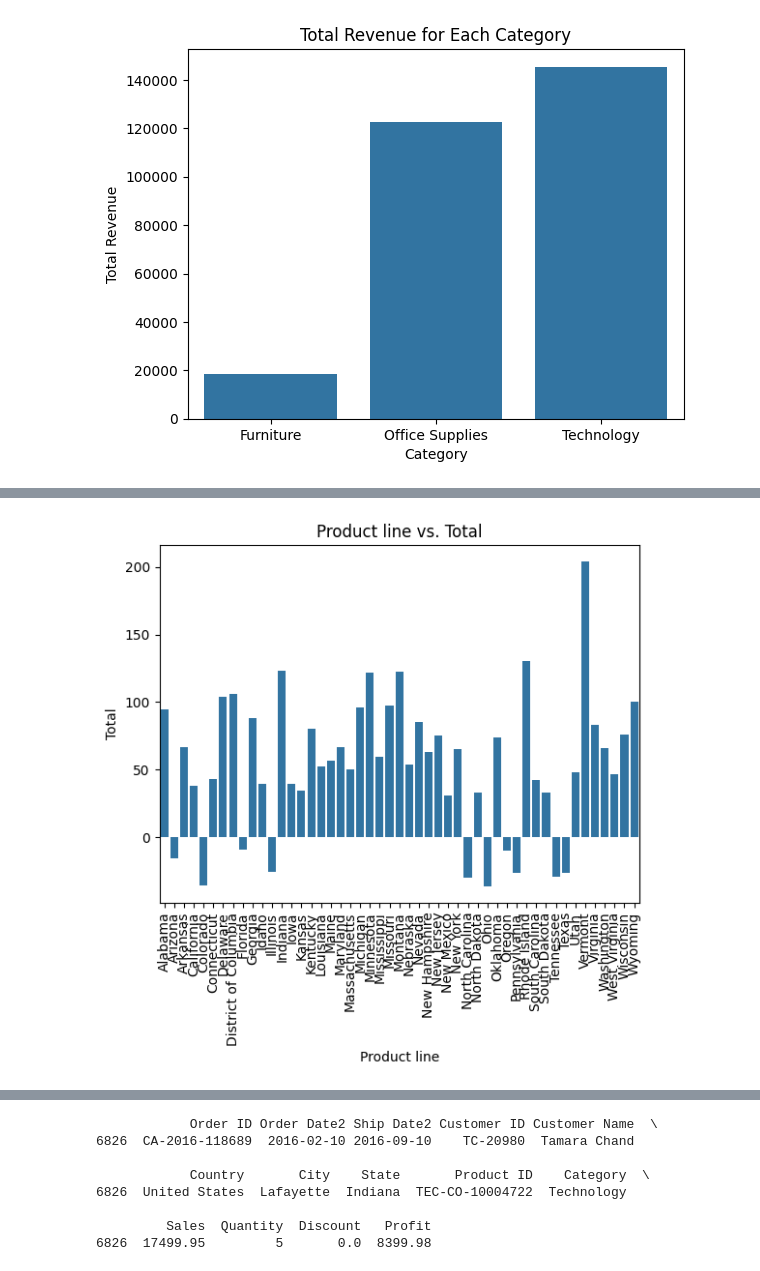
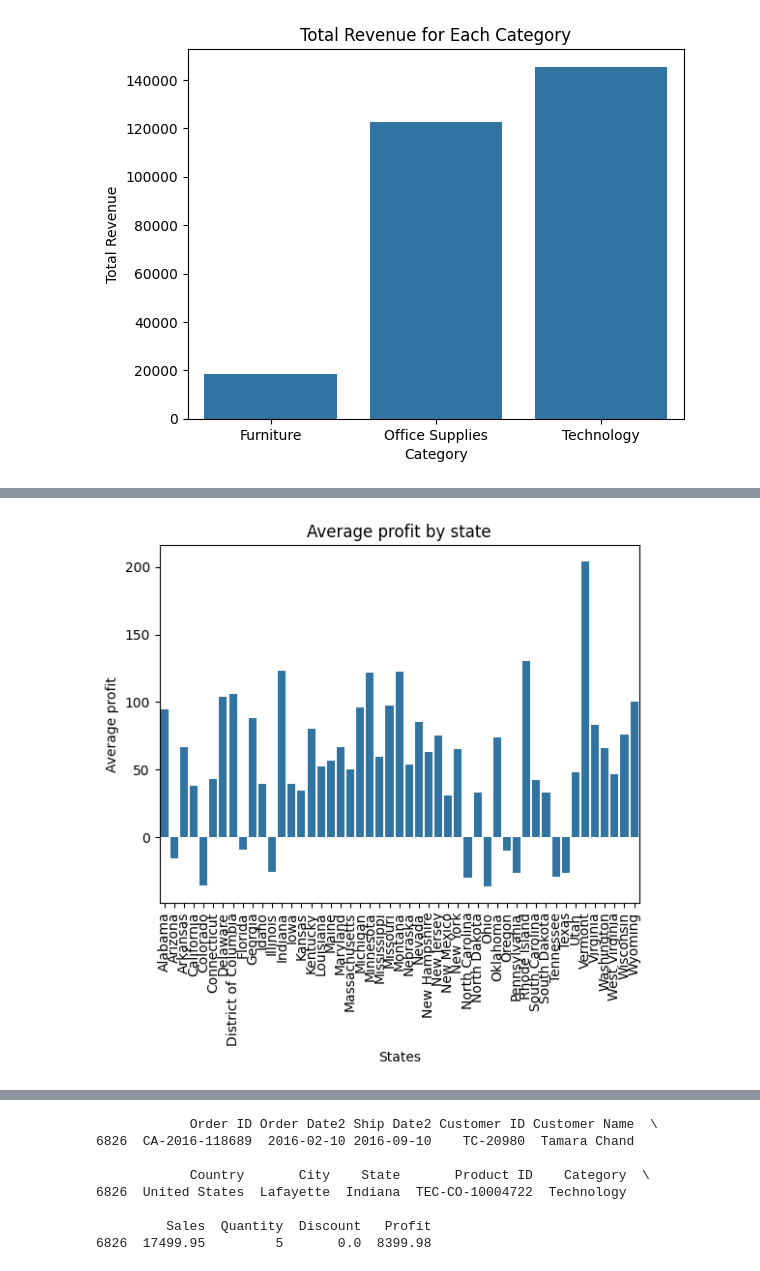
Before and after one commit to tony19415/Data-Analysis-Practice, a Jupyter notebook: SCM Data Analysis.ipynb, the cells around one changed output, grey strips where cells are left out. Cells and saved outputs as stored; diff of their text form; code cells hidden in the pictures.

```diff
--- a/SCM Data Analysis.ipynb
+++ b/SCM Data Analysis.ipynb
@@ -216,22 +216,22 @@ plt.show()
 # %%
-# Calculate the total sale for each Product line.
+# Calculate the average sale for each state.
 avg_revenue_by_city = filtered.groupby('State')['Profit'].mean().reset_index()
 
 # Create a bar plot using seaborn
 sns.barplot(data=avg_revenue_by_city, x='State', y='Profit')
 
 # Add labels and title
-plt.xlabel('Product line')
-plt.ylabel('Total')
-plt.title('Product line vs. Total')
+plt.xlabel('States')
+plt.ylabel('Average profit')
+plt.title('Average profit by state')
 
-# Rotate x-axis labels by 45 degrees
+# Rotate x-axis labels by 90 degrees
 plt.xticks(rotation=90)
 
 # Show the plot
 plt.show()
 # %% [output]
-[figure, old version]
+[figure, new version]
 # %%
 table = pd.pivot_table(filtered, values='Profit', index='Category', columns='State', aggfunc='sum')
 table
```
Also changed, not shown: parts of 2 cells of this notebook, 1 other file.
